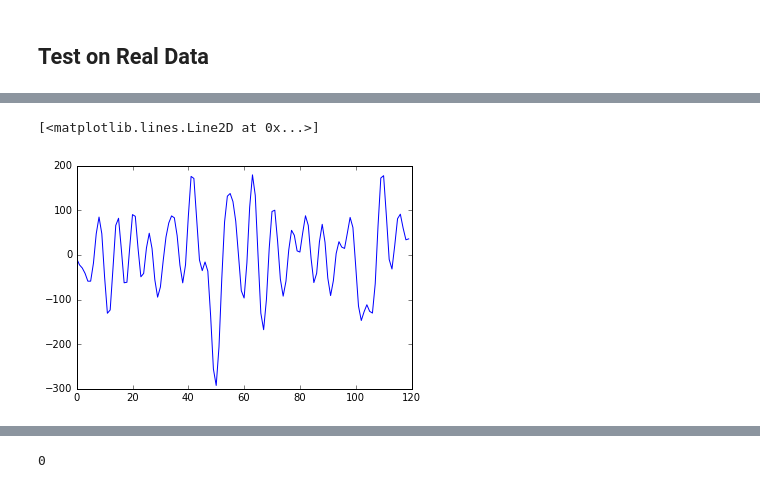
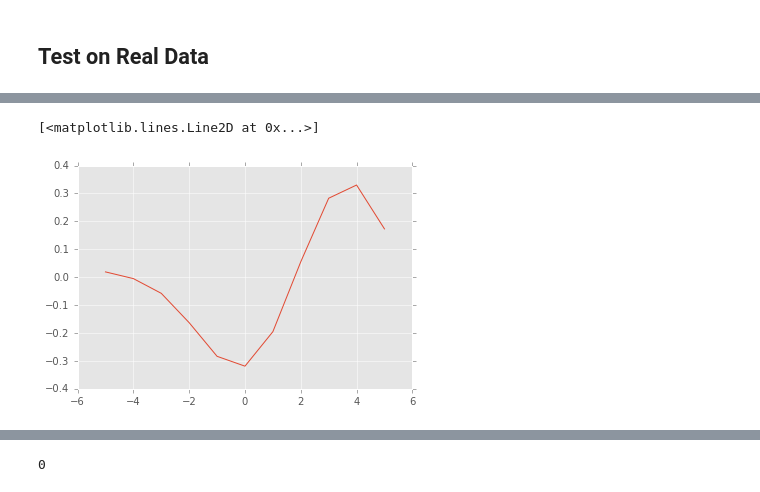
Before and after one commit to danlurie/lag_maps, a Jupyter notebook: notebooks/Cross-Correlation and Interpolation.ipynb, the cells around one changed output, grey strips where cells are left out. Drawn from its saved outputs; the diff is of its cells as text; code cells hidden in the pictures.

```diff
--- a/notebooks/Cross-Correlation and Interpolation.ipynb
+++ b/notebooks/Cross-Correlation and Interpolation.ipynb
@@ -3,6 +3,7 @@ import numpy as np
 import sympy
 import matplotlib.pylab as plt
 %matplotlib inline
+plt.style.use('ggplot')
 # %% [markdown]
 **Description of lag calculation from Siegel et al. 2015 (JCBFM)**
 
@@ -145,4 +146,4 @@ gm_mask_img = nib.load(gm_mask).get_data()
 gm_mask_img = gm_mask_img.astype(bool)
 # %%
 epi_gm_masked = epi_img[gm_mask_img]
-epi_gm_masked.shape
+epi_brain_masked = epi_img[brain_mask_img]
@@ -150,0 +150,3 @@ epi_gm_masked.shape
+# %%
+lags_pm5 = [-5, -4, -3, -2, -1, 0, 1, 2, 3, 4, 5]
+lags_pm4 = [-4, -3, -2, -1, 0, 1, 2, 3, 4]
@@ -151,5 +162,7 @@ epi_gm_masked.shape
+# %%
+test_xcorr = xcorr(epi_brain_masked[20], np.mean(epi_gm_masked, axis=0), lags_pm5)
 # %%
-plt.plot(epi_gm_masked[-1])
+plt.plot(lags_pm5, test_xcorr)
 # %% [output]
 [<matplotlib.lines.Line2D at 0x...>]
-[figure, old version]
+[figure, new version]
```
Also changed, not shown: parts of 12 cells of this notebook.
